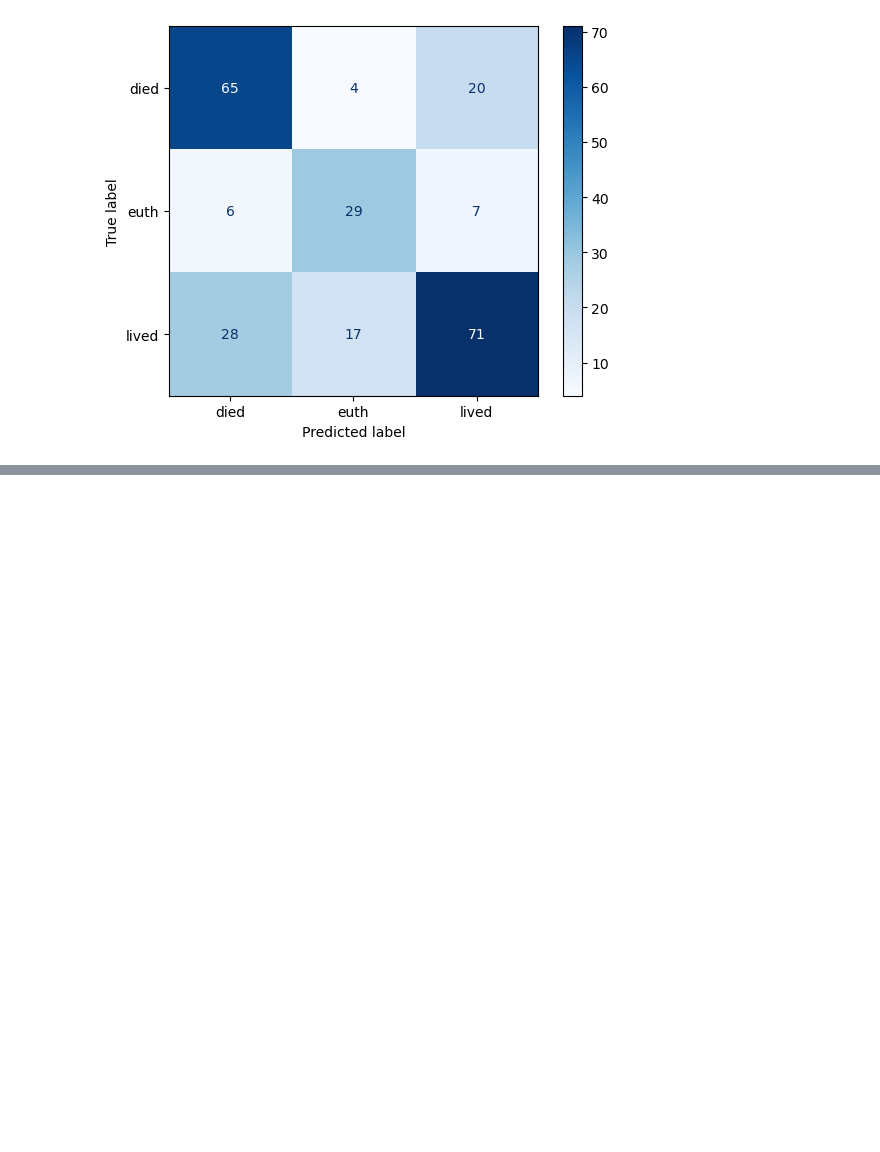
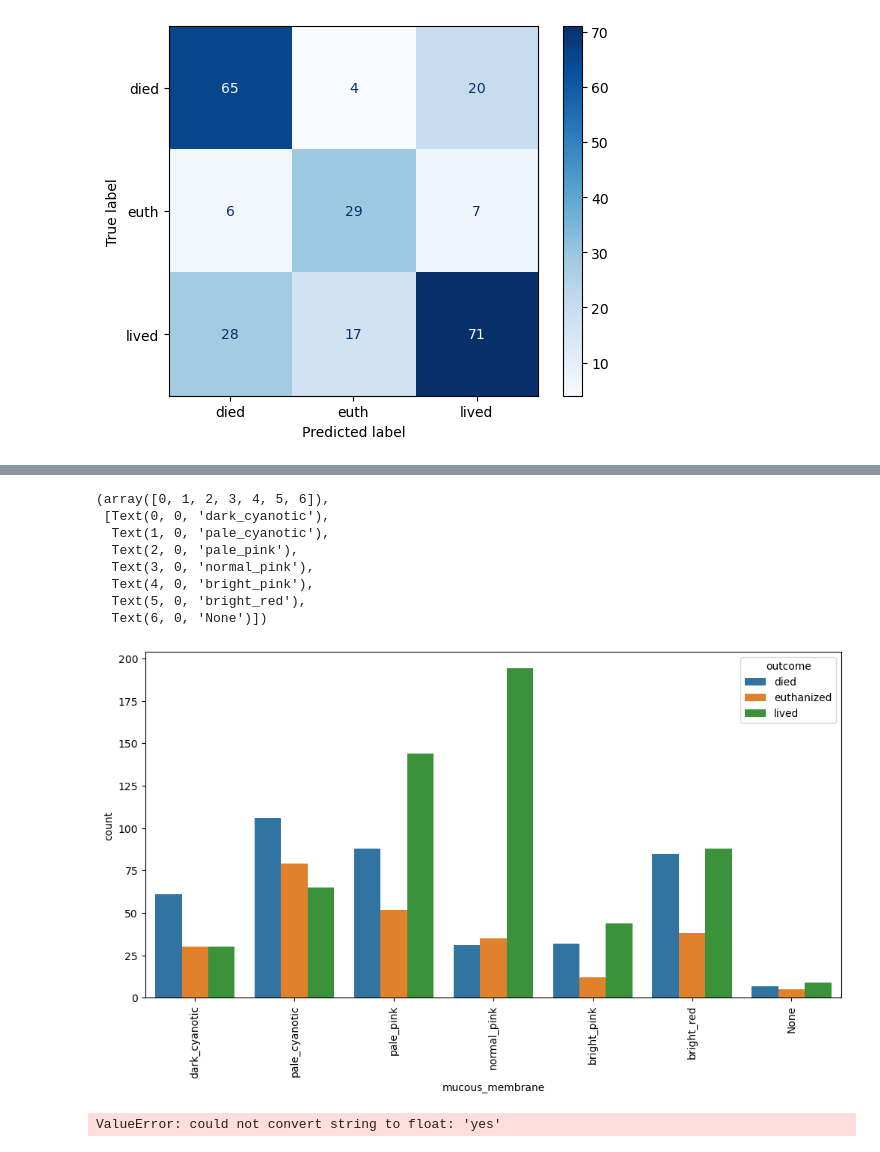
Before and after one commit to muthuganeshece/MLAssignments, a Jupyter notebook: SupervisedML/SupervisedML.ipynb, the cells around one changed output, grey strips where cells are left out. Drawn from its saved outputs; the diff is of its cells as text; code cells hidden in the pictures; blank space fills up the shorter version.

```diff
--- a/SupervisedML/SupervisedML.ipynb
+++ b/SupervisedML/SupervisedML.ipynb
@@ -1323,0 +1326,3 @@ plt.show()
+# %%
+data = pd.read_csv(r"F:\Muthu_2023\Personal\NextStep\DSCourse\Scaler\MLAssignments\Dataset\health_outcome_dataset.csv")
+data.head()
@@ -1323,0 +1337,14 @@ plt.show()
+# %%
+plt.figure(figsize=(12,6))
+sns.countplot(data=data, x="mucous_membrane", hue='outcome')
+plt.xticks(rotation=90)
+# %% [output]
+(array([0, 1, 2, 3, 4, 5, 6]),
+ [Text(0, 0, 'dark_cyanotic'),
+  Text(1, 0, 'pale_cyanotic'),
+  Text(2, 0, 'pale_pink'),
+  Text(3, 0, 'normal_pink'),
+  Text(4, 0, 'bright_pink'),
+  Text(5, 0, 'bright_red'),
+  Text(6, 0, 'None')])
+[figure, added]
@@ -1323,0 +1360,5 @@ plt.show()
+# %%
+gnb = GaussianNB()
+gnb.fit(xtrain, ytrain)
+# %% [output]
+ValueError: could not convert string to float: 'yes'
```
Also changed, not shown: parts of 6 cells of this notebook.
